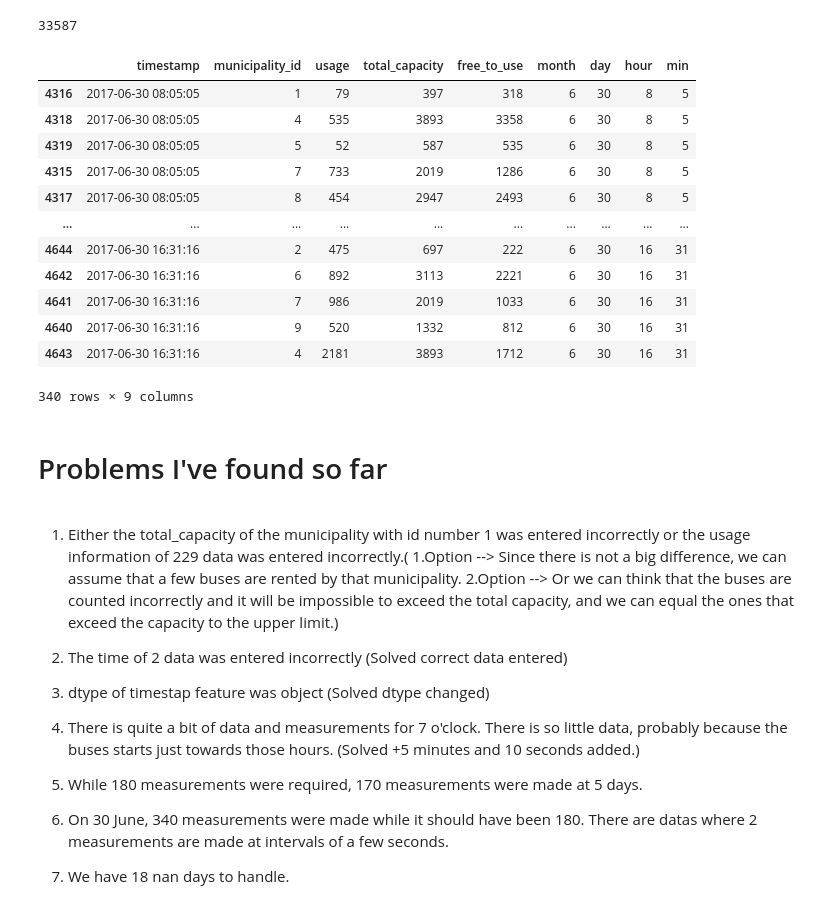
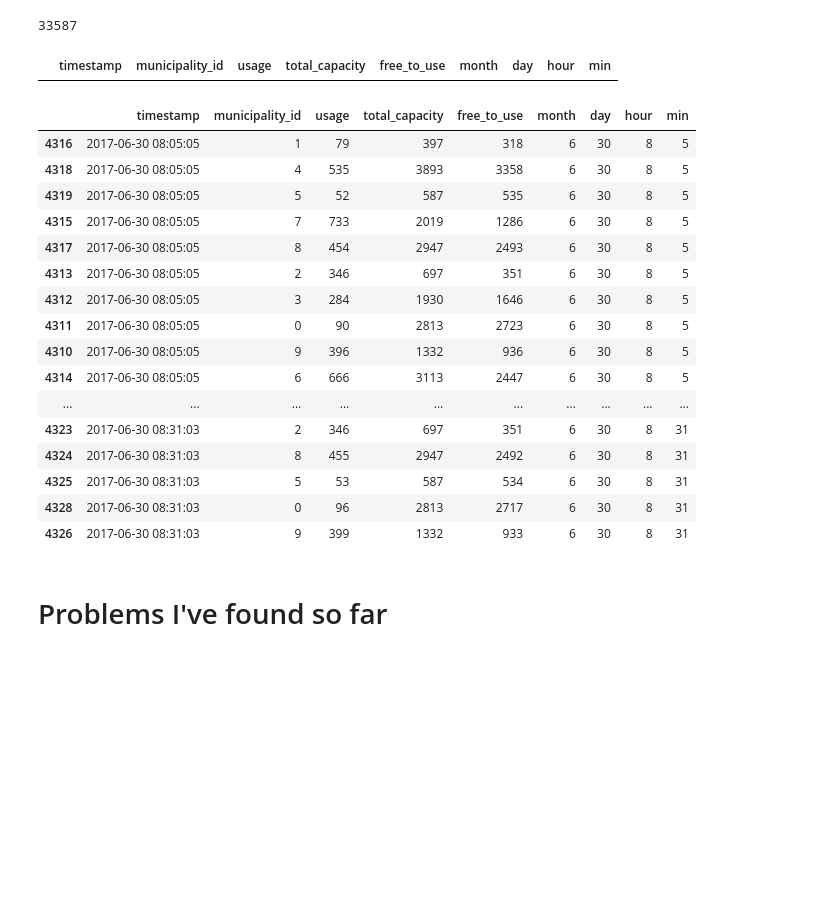
Before and after one commit to EmincanY/TimeSeriesModels-MunicipalityPredictions, a Jupyter notebook: Emincan_YILMAZ_interview.ipynb, the cells around one changed output. Drawn from its saved outputs; the diff is of its cells as text; code cells hidden in the pictures; blank space fills up the shorter version.

```diff
--- a/Emincan_YILMAZ_interview.ipynb
+++ b/Emincan_YILMAZ_interview.ipynb
@@ -4,6 +4,8 @@ import pandas as pd
 
 import matplotlib.pyplot as plt
 import seaborn as sns
+# %%
+pd.set_option('display.max_rows' , 100)
 # %%
 df = pd.read_csv('municipality_bus_utilization.csv')
 df.head()
@@ -541,22 +609,30 @@ df[(df['month'] == 6) & (df['day'] == 30) & (df['hour'] == 14)]['usage'].sum() #
 df[(df['month'] == 6) & (df['day'] == 30) & (df['hour'] == 15)]['usage'].sum() # 33k because there is double data.
 # %% [output]
 33587
+# %%
+df[(df['month'] == 6) & (df['day'] == 20)] # 30.th june has double data for all hours.
+# %% [output]
+|  | timestamp | municipality_id | usage | total_capacity | free_to_use | month | day | hour | min |
 # %%
-df[(df['month'] == 6) & (df['day'] == 30)] # 30.th june has double data for all hours.
+df[(df['month'] == 6) & (df['day'] == 30)].head(30) # 30.th june has double data for all hours.
 # %% [output]
 |  | timestamp | municipality_id | usage | total_capacity | free_to_use | month | day | hour | min |
 | 4316 | 2017-06-30 08:05:05 | 1 | 79 | 397 | 318 | 6 | 30 | 8 | 5 |
 | 4318 | 2017-06-30 08:05:05 | 4 | 535 | 3893 | 3358 | 6 | 30 | 8 | 5 |
 | 4319 | 2017-06-30 08:05:05 | 5 | 52 | 587 | 535 | 6 | 30 | 8 | 5 |
 | 4315 | 2017-06-30 08:05:05 | 7 | 733 | 2019 | 1286 | 6 | 30 | 8 | 5 |
 | 4317 | 2017-06-30 08:05:05 | 8 | 454 | 2947 | 2493 | 6 | 30 | 8 | 5 |
+| 4313 | 2017-06-30 08:05:05 | 2 | 346 | 697 | 351 | 6 | 30 | 8 | 5 |
+| 4312 | 2017-06-30 08:05:05 | 3 | 284 | 1930 | 1646 | 6 | 30 | 8 | 5 |
+| 4311 | 2017-06-30 08:05:05 | 0 | 90 | 2813 | 2723 | 6 | 30 | 8 | 5 |
+| 4310 | 2017-06-30 08:05:05 | 9 | 396 | 1332 | 936 | 6 | 30 | 8 | 5 |
+| 4314 | 2017-06-30 08:05:05 | 6 | 666 | 3113 | 2447 | 6 | 30 | 8 | 5 |
 | ... | ... | ... | ... | ... | ... | ... | ... | ... | ... |
-| 4644 | 2017-06-30 16:31:16 | 2 | 475 | 697 | 222 | 6 | 30 | 16 | 31 |
-| 4642 | 2017-06-30 16:31:16 | 6 | 892 | 3113 | 2221 | 6 | 30 | 16 | 31 |
-| 4641 | 2017-06-30 16:31:16 | 7 | 986 | 2019 | 1033 | 6 | 30 | 16 | 31 |
-| 4640 | 2017-06-30 16:31:16 | 9 | 520 | 1332 | 812 | 6 | 30 | 16 | 31 |
-| 4643 | 2017-06-30 16:31:16 | 4 | 2181 | 3893 | 1712 | 6 | 30 | 16 | 31 |
+| 4323 | 2017-06-30 08:31:03 | 2 | 346 | 697 | 351 | 6 | 30 | 8 | 31 |
+| 4324 | 2017-06-30 08:31:03 | 8 | 455 | 2947 | 2492 | 6 | 30 | 8 | 31 |
+| 4325 | 2017-06-30 08:31:03 | 5 | 53 | 587 | 534 | 6 | 30 | 8 | 31 |
+| 4328 | 2017-06-30 08:31:03 | 0 | 96 | 2813 | 2717 | 6 | 30 | 8 | 31 |
+| 4326 | 2017-06-30 08:31:03 | 9 | 399 | 1332 | 933 | 6 | 30 | 8 | 31 |
-340 rows × 9 columns
 # %%
 df_0 = df[df['municipality_id'] == 0]
 df_1 = df[df['municipality_id'] == 1]
@@ -570,16 +646,3 @@ df_8 = df[df['municipality_id'] == 8]
 df_9 = df[df['municipality_id'] == 9]
 # %% [markdown]
 # Problems I've found so far
-# %% [markdown]
-1) Either the total_capacity of the municipality with id number 1 was entered incorrectly or the usage information of 229 data was entered incorrectly.(
-1.Option --> Since there is not a big difference, we can assume that a few buses are rented by that municipality.
-2.Option --> Or we can think that the buses are counted incorrectly and it will be impossible to exceed the total capacity, and we can equal the ones that exceed the capacity to the upper limit.)
-
-
-2) The time of 2 data was entered incorrectly (Solved correct data entered)
-3) dtype of timestap feature was object (Solved dtype changed)
-4) There is quite a bit of data and measurements for 7 o'clock. There is so little data, probably because the buses starts just towards those hours. (Solved +5 minutes and 10 seconds added.)
-
-5) While 180 measurements were required, 170 measurements were made at 5 days.
-6) On 30 June, 340 measurements were made while it should have been 180. There are datas where 2 measurements are made at intervals of a few seconds.
-7) We have 18 nan days to handle.
```
Also changed, not shown: parts of 13 cells of this notebook.
